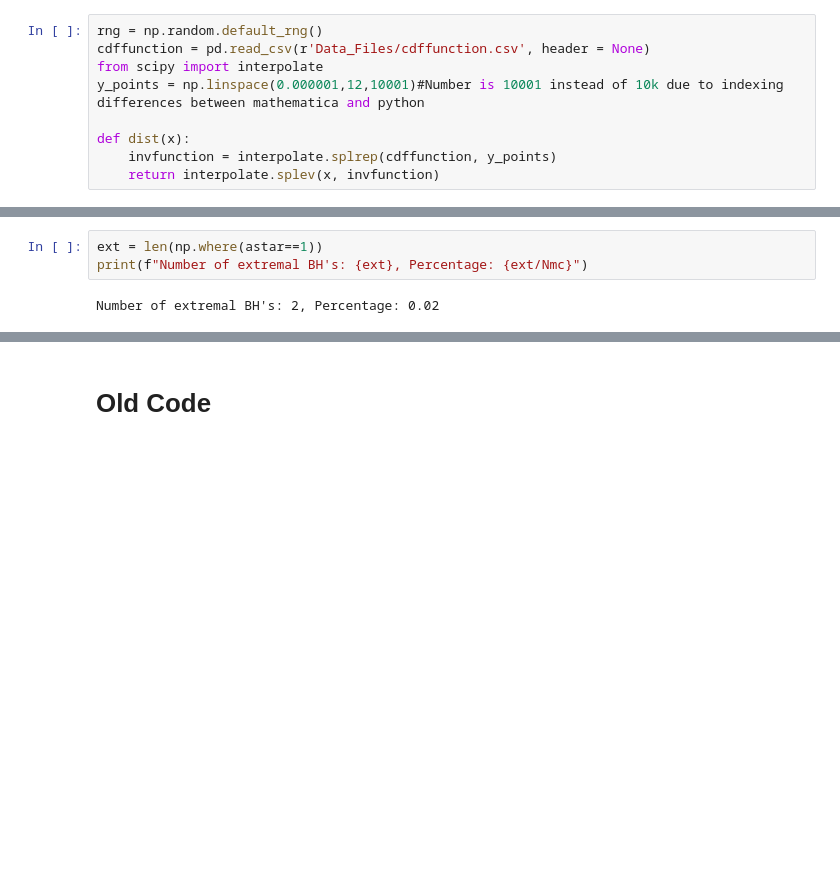
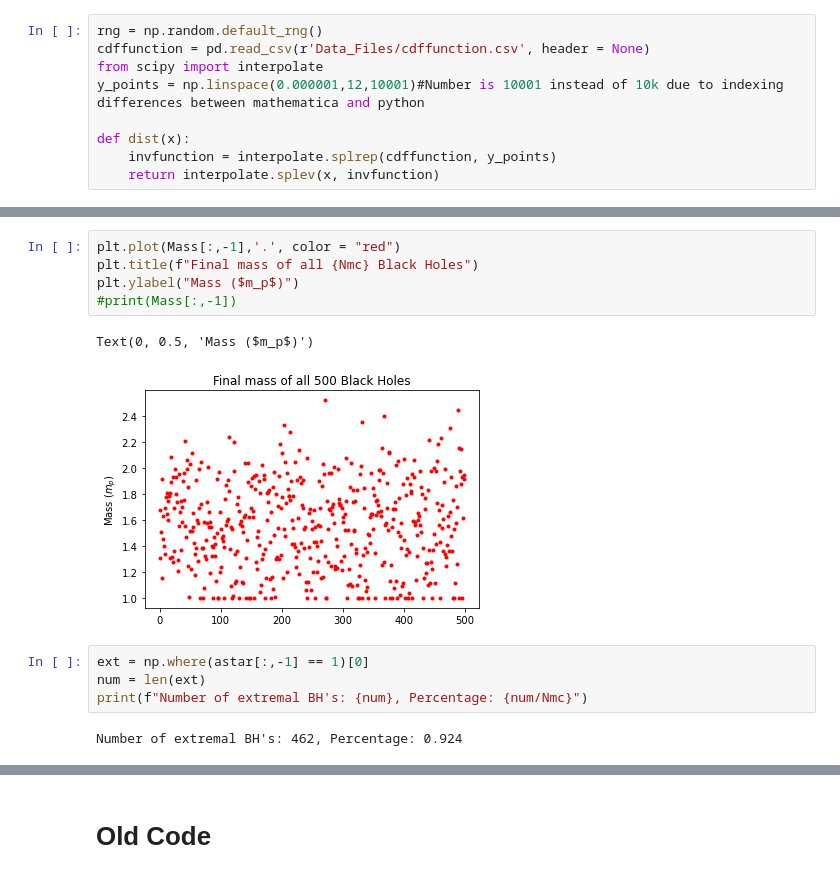
Before and after one commit to qtaylorphys/BH_Extremal, a Jupyter notebook: BH_Ext.ipynb, the cells around one changed output, grey strips where cells are left out. Drawn from its saved outputs; the diff is of its cells as text; blank space fills up the shorter version.

```diff
--- a/BH_Ext.ipynb
+++ b/BH_Ext.ipynb
@@ -117,5 +122,14 @@ Text(0.5, 0, 'Time step')
+# %%
+plt.plot(Mass[:,-1],'.', color = "red")
+plt.title(f"Final mass of all {Nmc} Black Holes")
+plt.ylabel("Mass ($m_p$)")
+#print(Mass[:,-1])
+# %% [output]
+Text(0, 0.5, 'Mass ($m_p$)')
+[figure, added]
 # %%
-ext = len(np.where(astar==1))
-print(f"Number of extremal BH's: {ext}, Percentage: {ext/Nmc}")
+ext = np.where(astar[:,-1] == 1)[0]
+num = len(ext)
+print(f"Number of extremal BH's: {num}, Percentage: {num/Nmc}")
 # %% [output]
-Number of extremal BH's: 2, Percentage: 0.02
+Number of extremal BH's: 462, Percentage: 0.924
```
Also changed, not shown: parts of 20 cells of this notebook.
